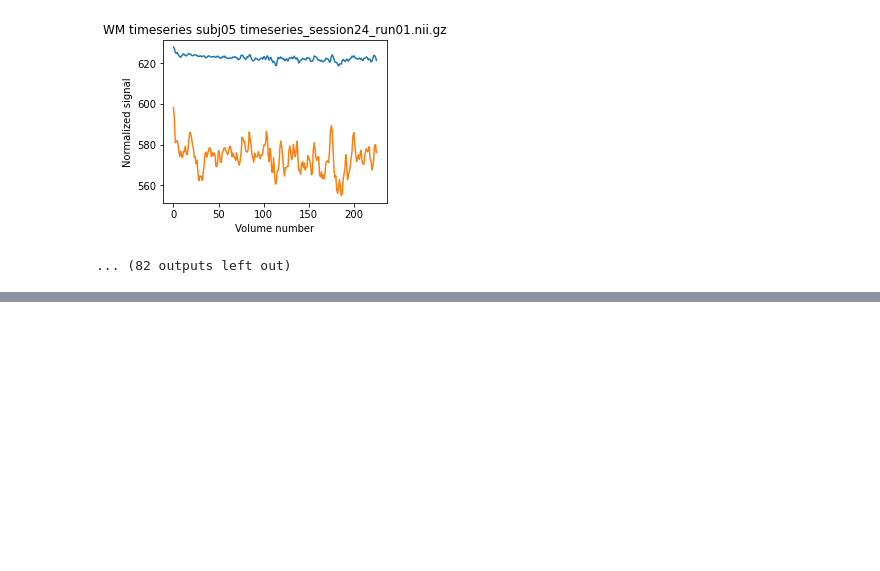
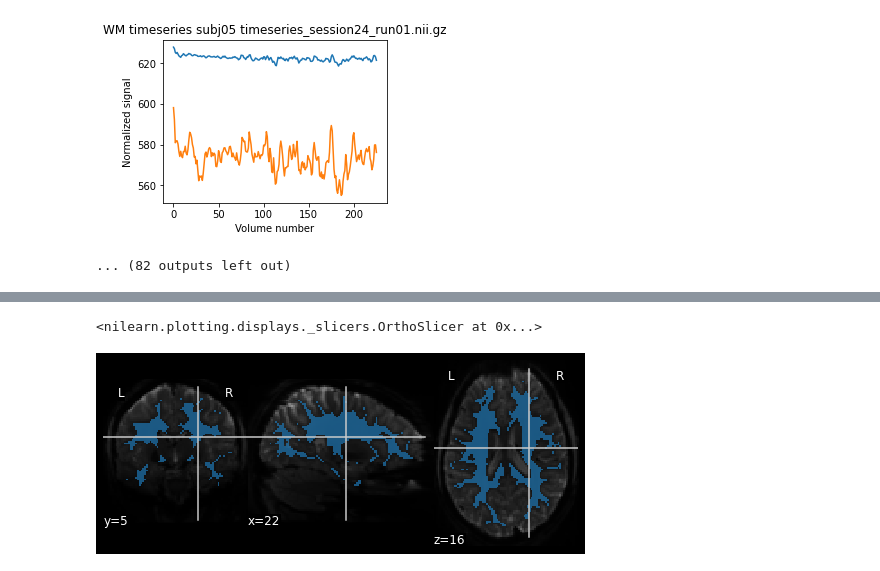
Before and after one commit to yeatmanlab/nilearn_analysis, a Jupyter notebook: notebooks/NSD_createConfounds.ipynb, the cells around one changed output, grey strips where cells are left out. Drawn from its saved outputs; the diff is of its cells as text; code cells hidden in the pictures; blank space fills up the shorter version.

```diff
--- a/notebooks/NSD_createConfounds.ipynb
+++ b/notebooks/NSD_createConfounds.ipynb
@@ -169,0 +342,6 @@ Saving : /scratch/groups/jyeatman/NSD/ppdata/subj08/func1pt8mm/conf/conf_session
+# %%
+# iter=1
+plotting.plot_roi(wm_eroded_mask,bg_img=bg,cmap='tab20')
+# %% [output]
+<nilearn.plotting.displays._slicers.OrthoSlicer at 0x...>
+[figure, added]
```
Also changed, not shown: parts of 11 cells of this notebook.
